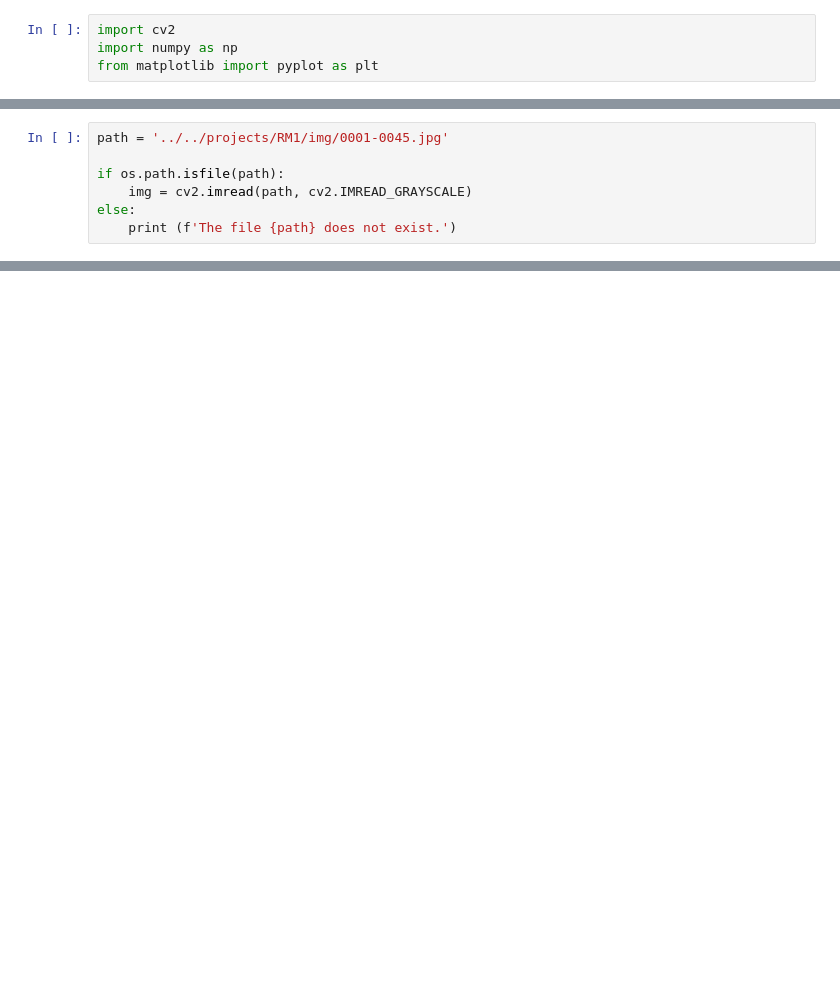
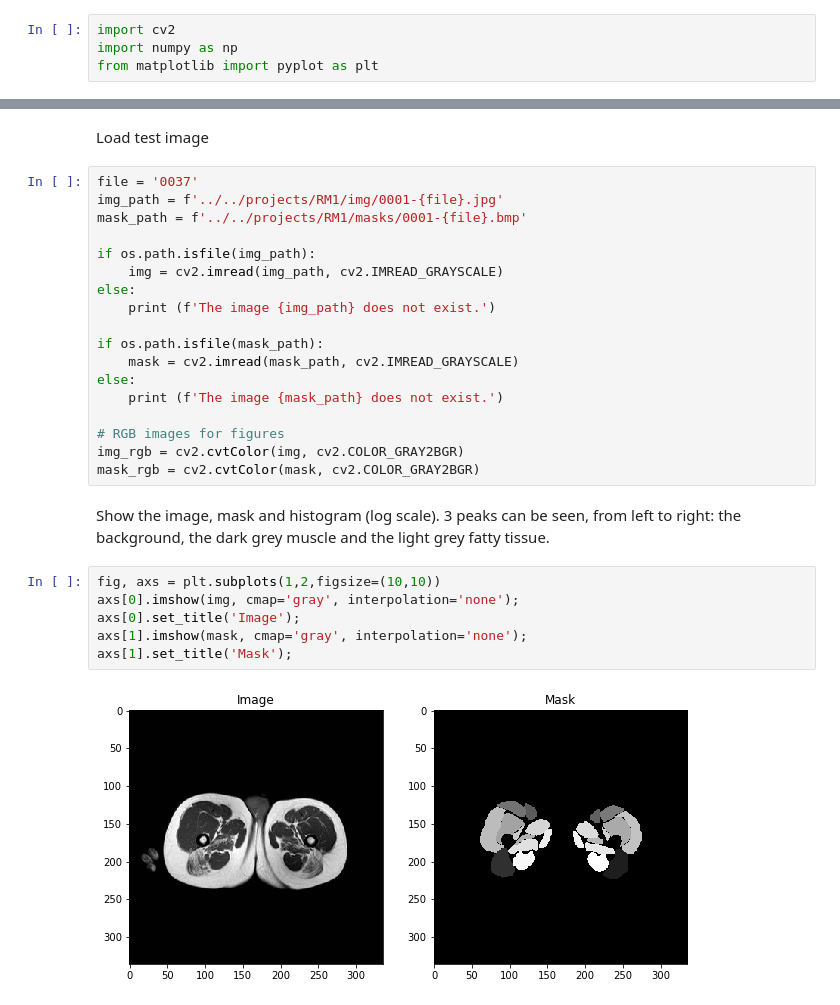
Before and after one commit to Jose-Verdu-Diaz/sa_poly2pixel, a Jupyter notebook: lib/blobDetection/blobDetection_.ipynb, the cells around one changed output, grey strips where cells are left out. Cells and saved outputs as stored; diff of their text form; blank space fills up the shorter version.

Commit message:
Image reduction improved

```diff
--- a/lib/blobDetection/blobDetection_.ipynb
+++ b/lib/blobDetection/blobDetection_.ipynb
@@ -14,7 +14,0 @@ Cargamos la imágen de prueba
-# %%
-path = '../../projects/RM1/img/0001-0045.jpg'
-
-if os.path.isfile(path):
-    img = cv2.imread(path, cv2.IMREAD_GRAYSCALE)
-else:
-    print (f'The file {path} does not exist.')
@@ -247,0 +15,30 @@ El código se puede automatizar para procesar toda una carpeta con RMs de la sig
+# %% [markdown]
+Load test image
+# %%
+file = '0037'
+img_path = f'../../projects/RM1/img/0001-{file}.jpg'
+mask_path = f'../../projects/RM1/masks/0001-{file}.bmp'
+
+if os.path.isfile(img_path):
+    img = cv2.imread(img_path, cv2.IMREAD_GRAYSCALE)
+else:
+    print (f'The image {img_path} does not exist.')
+
+if os.path.isfile(mask_path):
+    mask = cv2.imread(mask_path, cv2.IMREAD_GRAYSCALE)
+else:
+    print (f'The image {mask_path} does not exist.')
+
+# RGB images for figures
+img_rgb = cv2.cvtColor(img, cv2.COLOR_GRAY2BGR)
+mask_rgb = cv2.cvtColor(mask, cv2.COLOR_GRAY2BGR)
+# %% [markdown]
+Show the image, mask and histogram (log scale). 3 peaks can be seen, from left to right: the background, the dark grey muscle and the light grey fatty tissue.
+# %%
+fig, axs = plt.subplots(1,2,figsize=(10,10))
+axs[0].imshow(img, cmap='gray', interpolation='none');
+axs[0].set_title('Image');
+axs[1].imshow(mask, cmap='gray', interpolation='none');
+axs[1].set_title('Mask');
+# %% [output]
+[figure, added]
```
Also changed, not shown: parts of 38 cells of this notebook, 3 other files.
